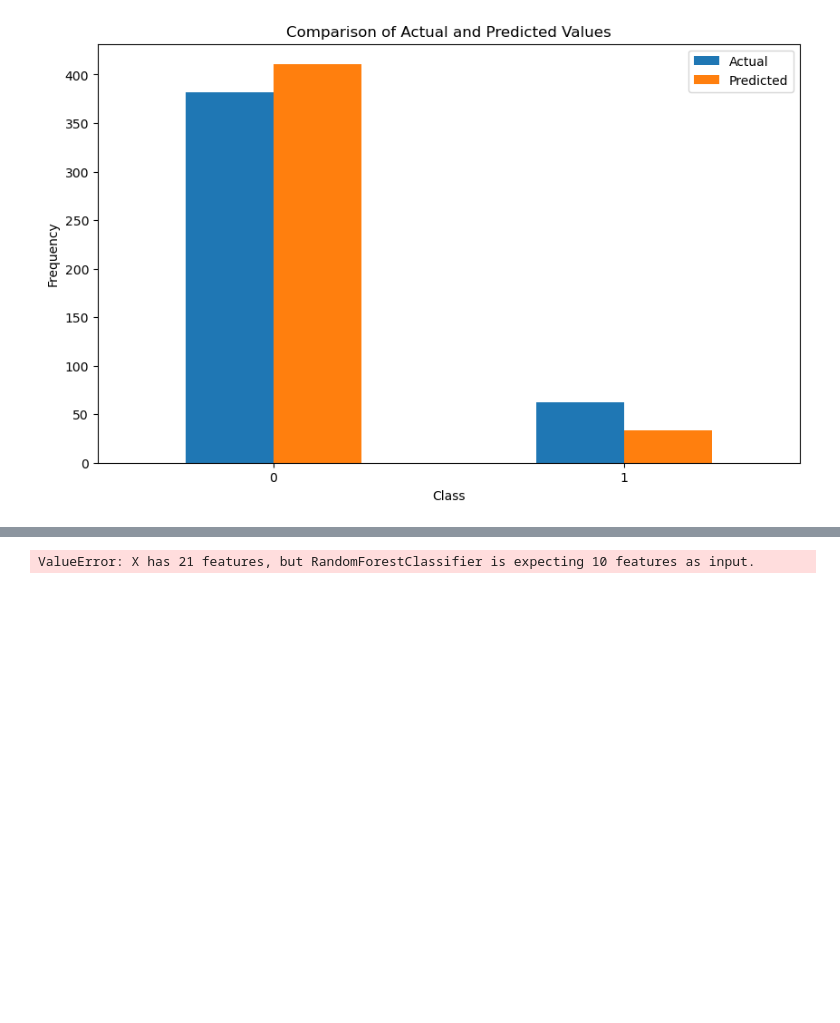
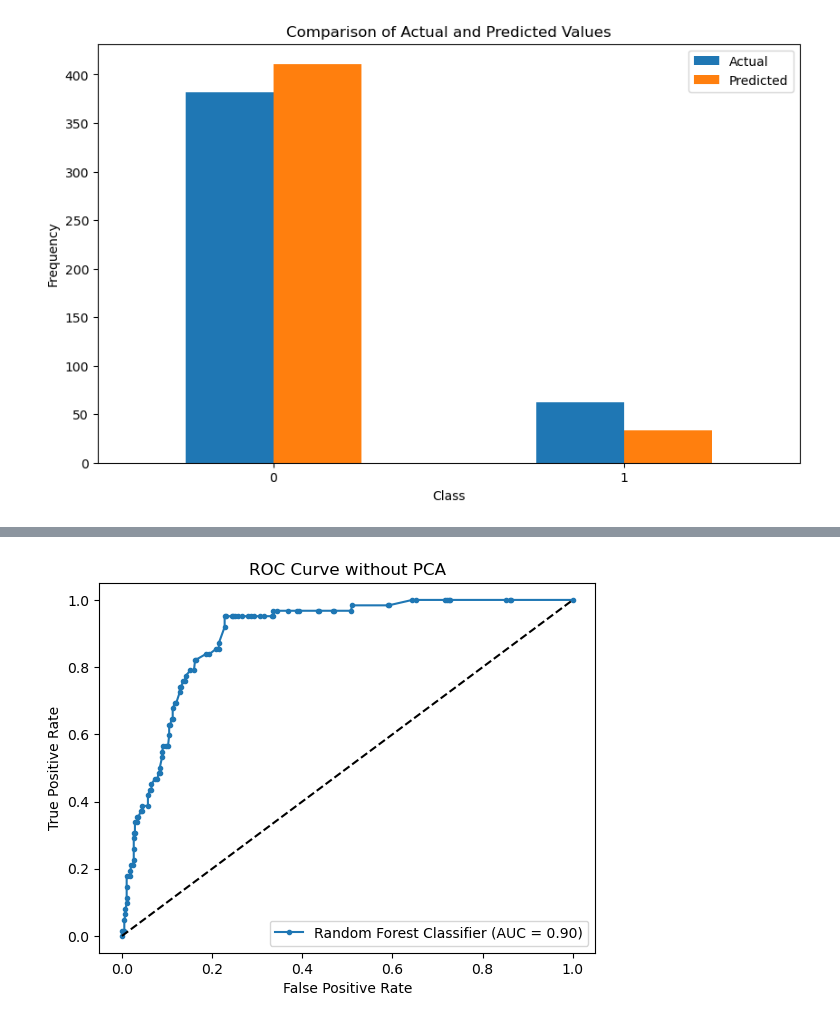
Before and after one commit to ehxewri/Project-2, a Jupyter notebook: Maketing Campaign/Marketing_Campaign.ipynb, the cells around one changed output, grey strips where cells are left out. Cells and saved outputs as stored; diff of their text form; code cells hidden in the pictures; blank space fills up the shorter version.

```diff
--- a/Maketing Campaign/Marketing_Campaign.ipynb
+++ b/Maketing Campaign/Marketing_Campaign.ipynb
@@ -884,18 +902,18 @@ plt.show()
 # %%
 # Predict probabilities for the test data
-y_probs = model.predict_proba(X_test_scaled)[:, 1]  # probabilities for the positive class
+y_probs = model.predict_proba(X_test)[:, 1]  # probabilities for the positive class
 
 # Compute ROC curve
 fpr, tpr, thresholds = roc_curve(y_test, y_probs)
 
 # Plot ROC curve
 plt.figure()
 plt.plot(fpr, tpr, marker='.', label='Random Forest Classifier (AUC = %0.2f)' % roc_auc_score(y_test, y_probs))
 plt.plot([0, 1], [0, 1], 'k--')  # Dashed diagonal line
 plt.xlabel('False Positive Rate')
 plt.ylabel('True Positive Rate')
-plt.title('ROC Curve')
+plt.title('ROC Curve without PCA')
 plt.legend()
 plt.show()
 # %% [output]
-ValueError: X has 21 features, but RandomForestClassifier is expecting 10 features as input.
+[figure, added]
```
Also changed, not shown: parts of 8 cells of this notebook.
